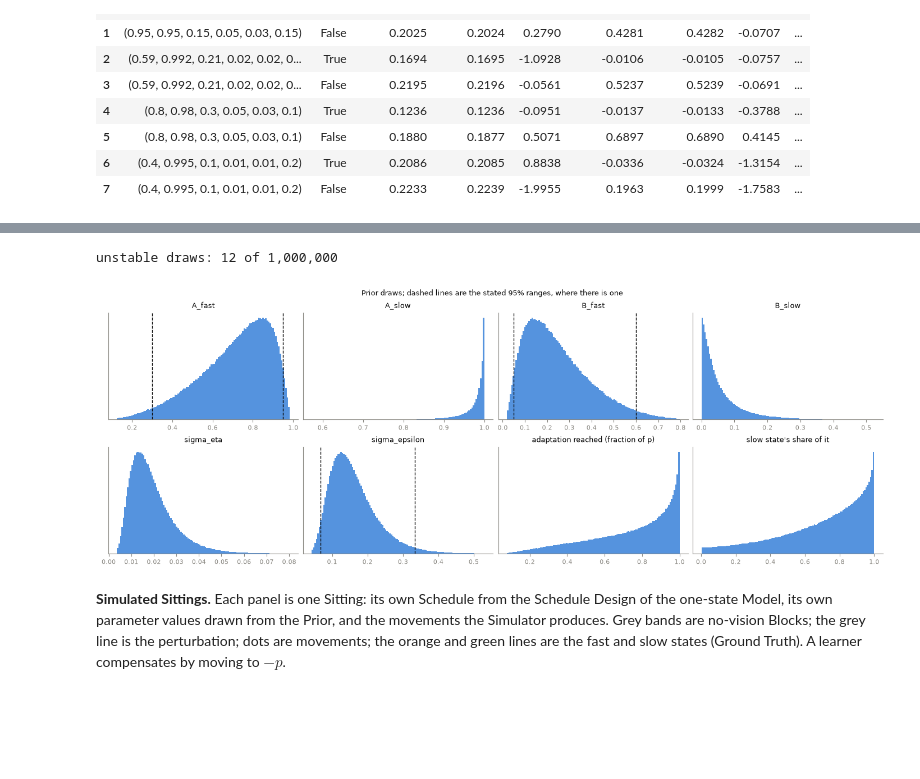
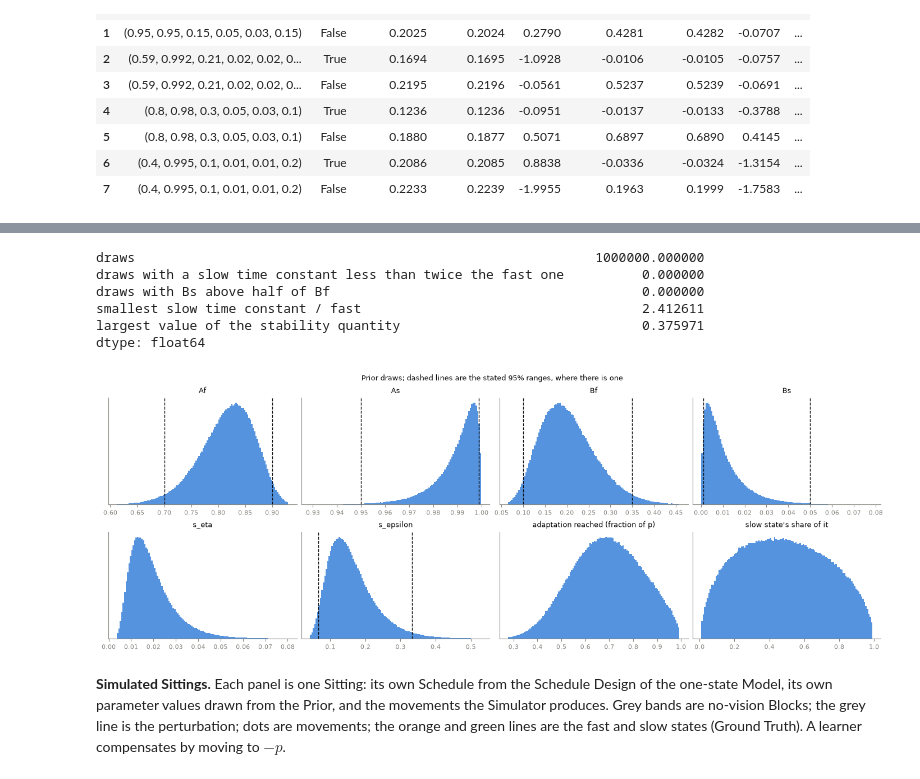
Before and after one commit to opherdonchin/MotorAdpatationSBI, a Jupyter notebook: notebooks/working/two_state_simulator.ipynb, the cells around one changed output, grey strips where cells are left out. Drawn from its saved outputs; the diff is of its cells as text; code cells hidden in the pictures; blank space fills up the shorter version.

```diff
--- a/notebooks/working/two_state_simulator.ipynb
+++ b/notebooks/working/two_state_simulator.ipynb
@@ -371,24 +390,23 @@ $\big(B_s/(1-A_s)\big)/K$ of it.
 # %%
 # [check-prior-ranges] Quantiles of the drawn quantities against the stated ranges
 theta = mdl.sample_prior(rng_prior, n_prior_draws, prior)
-A_fast, A_slow, B_fast, B_slow, sigma_eta, sigma_epsilon = theta.T
-K = B_fast / (1 - A_fast) + B_slow / (1 - A_slow)
+Af, As, Bf, Bs, s_eta, s_epsilon = theta.T
+K = Bf / (1 - Af) + Bs / (1 - As)
 drawn = {
-    "A_fast": A_fast, "A_diff": special.logit(A_slow) - special.logit(A_fast),
-    "B_fast": B_fast, "B_diff": special.logit(B_fast) - special.logit(B_slow),
-    "sigma_epsilon": sigma_epsilon, "ratio": sigma_eta / sigma_epsilon,
-    "A_slow": A_slow, "B_slow": B_slow, "sigma_eta": sigma_eta,
-    "fast time constant (trials)": -1 / np.log(A_fast),
-    "slow time constant (trials)": -1 / np.log(A_slow),
+    "Af": Af, "As": As, "Bf": Bf, "Bs": Bs,
+    "s_epsilon": s_epsilon, "ratio": s_eta / s_epsilon, "s_eta": s_eta,
+    "d_A": special.logit(As) - special.logit(Af), "d_B": special.logit(Bf) - special.logit(Bs),
+    "fast time constant (trials)": -1 / np.log(Af),
+    "slow time constant (trials)": -1 / np.log(As),
+    "slow time constant / fast": np.log(Af) / np.log(As),
     "adaptation reached (fraction of p)": K / (1 + K),
-    "slow state's share of it": B_slow / (1 - A_slow) / K,
+    "slow state's share of it": Bs / (1 - As) / K,
 }
 stated = {
-    "A_fast": range_A_fast, "A_diff": range_A_diff, "B_fast": range_B_fast, "B_diff": range_B_diff,
-    "sigma_epsilon": range_sigma_epsilon, "ratio": range_ratio,
+    "Af": range_Af, "As": range_As, "Bf": range_Bf, "Bs": range_Bs,
+    "s_epsilon": range_s_epsilon, "ratio": range_ratio,
 }
-assert np.all((A_fast < A_slow) & (B_fast > B_slow))
-assert np.all(B_fast / (1 + A_fast) + B_slow / (1 + A_slow) < 1)
+assert np.all((Af < As) & (Bf > Bs))
 pd.DataFrame({
     name: {
         "stated 2.5%": stated.get(name, (np.nan, np.nan))[0],
@@ -417,34 +436,36 @@ pd.DataFrame({
-# %%
-# [unstable-draws] How often the untruncated Prior gives an unstable Model
-# Drawn here directly from the six normals, without the redraw, to count what it removes.
-rng_count = rng_prior.spawn(1)[0]
-logit_A_fast = rng_count.normal(prior["mu_logit_A_fast"], prior["sigma_logit_A_fast"], n_prior_draws)
-logit_B_fast = rng_count.normal(prior["mu_logit_B_fast"], prior["sigma_logit_B_fast"], n_prior_draws)
-A_diff = np.exp(rng_count.normal(prior["mu_log_A_diff"], prior["sigma_log_A_diff"], n_prior_draws))
-B_diff = np.exp(rng_count.normal(prior["mu_log_B_diff"], prior["sigma_log_B_diff"], n_prior_draws))
-unstable = (
-    special.expit(logit_B_fast) / (1 + special.expit(logit_A_fast))
-    + special.expit(logit_B_fast - B_diff) / (1 + special.expit(logit_A_fast + A_diff))
-) >= 1
-print(f"unstable draws: {unstable.sum()} of {n_prior_draws:,}")
-# %% [output]
-unstable draws: 12 of 1,000,000
+# %%
+# [states-apart] How far apart the Prior keeps the two states, and how far from instability
+stability = Bf / (1 + Af) + Bs / (1 + As)  # the Model is stable when this is below 1
+pd.Series({
+    "draws": n_prior_draws,
+    "draws with a slow time constant less than twice the fast one": np.sum(np.log(Af) / np.log(As) < 2),
+    "draws with Bs above half of Bf": np.sum(Bs > Bf / 2),
+    "smallest slow time constant / fast": (np.log(Af) / np.log(As)).min(),
+    "largest value of the stability quantity": stability.max(),
+})
+# %% [output]
+draws                                                           1000000.000000
+draws with a slow time constant less than twice the fast one          0.000000
+draws with Bs above half of Bf                                        0.000000
+smallest slow time constant / fast                                    2.412611
+largest value of the stability quantity                               0.375971
+dtype: float64
 # %%
 # [prior-histograms] What the Prior looks like on the natural scale
-shown = ["A_fast", "A_slow", "B_fast", "B_slow", "sigma_eta", "sigma_epsilon",
+shown = ["Af", "As", "Bf", "Bs", "s_eta", "s_epsilon",
          "adaptation reached (fraction of p)", "slow state's share of it"]
 fig, axes = plt.subplots(2, 4, figsize=(14, 5))
 for ax, name in zip(axes.flat, shown):
     x = drawn[name]
     ax.hist(x, bins=120, range=tuple(np.quantile(x, [0.001, 0.999])), color=blue, alpha=0.8)
     for edge in stated.get(name, ()):
         ax.axvline(edge, color="#0b0b0b", lw=1, ls="--")
     ax.set_title(name)
     ax.set_yticks([])
 fig.suptitle("Prior draws; dashed lines are the stated 95% ranges, where there is one", fontsize=9)
 plt.show()
 # %% [output]
-[figure, old version]
+[figure, new version]
 # %% [markdown]
 **Simulated Sittings.** Each panel is one Sitting: its own Schedule from the Schedule
 Design of the one-state Model, its own parameter values drawn from the Prior, and the
```
Also changed, not shown: parts of 8 cells of this notebook, 5 other files.
